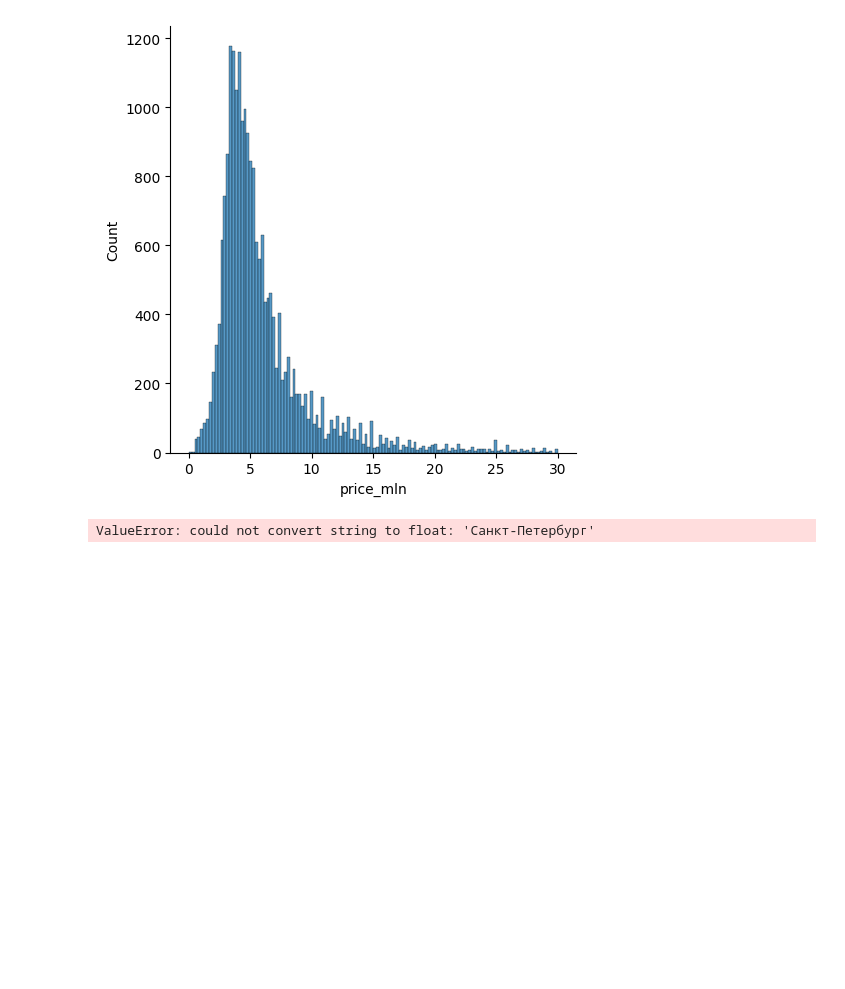
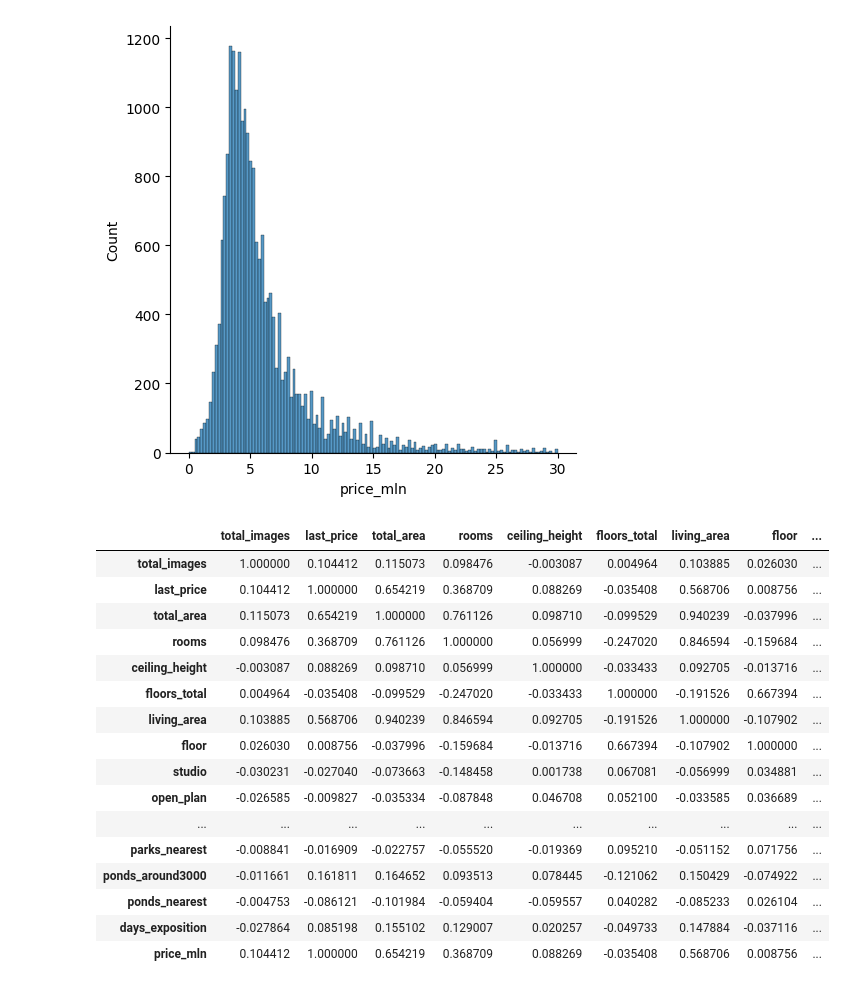
Before and after one commit to gleb-pan/data-analytics-decode, a Jupyter notebook: lessons/Визуализация.ipynb, the cells around one changed output. Cells and saved outputs as stored; diff of their text form; code cells hidden in the pictures; blank space fills up the shorter version.

```diff
--- a/lessons/Визуализация.ipynb
+++ b/lessons/Визуализация.ipynb
@@ -103,6 +103,22 @@ sns.displot(data.query('price_mln < 30')['price_mln'])
 [figure]
 # %%
 # Корреляция - это показатель отражающий взаимосвязь между объектами или событиями
-data.corr()
+data.corr(numeric_only=True)
 # %% [output]
-ValueError: could not convert string to float: 'Санкт-Петербург'
+|  | total_images | last_price | total_area | rooms | ceiling_height | floors_total | living_area | floor | ... |
+| total_images | 1.000000 | 0.104412 | 0.115073 | 0.098476 | -0.003087 | 0.004964 | 0.103885 | 0.026030 | ... |
+| last_price | 0.104412 | 1.000000 | 0.654219 | 0.368709 | 0.088269 | -0.035408 | 0.568706 | 0.008756 | ... |
+| total_area | 0.115073 | 0.654219 | 1.000000 | 0.761126 | 0.098710 | -0.099529 | 0.940239 | -0.037996 | ... |
+| rooms | 0.098476 | 0.368709 | 0.761126 | 1.000000 | 0.056999 | -0.247020 | 0.846594 | -0.159684 | ... |
+| ceiling_height | -0.003087 | 0.088269 | 0.098710 | 0.056999 | 1.000000 | -0.033433 | 0.092705 | -0.013716 | ... |
+| floors_total | 0.004964 | -0.035408 | -0.099529 | -0.247020 | -0.033433 | 1.000000 | -0.191526 | 0.667394 | ... |
+| living_area | 0.103885 | 0.568706 | 0.940239 | 0.846594 | 0.092705 | -0.191526 | 1.000000 | -0.107902 | ... |
+| floor | 0.026030 | 0.008756 | -0.037996 | -0.159684 | -0.013716 | 0.667394 | -0.107902 | 1.000000 | ... |
+| studio | -0.030231 | -0.027040 | -0.073663 | -0.148458 | 0.001738 | 0.067081 | -0.056999 | 0.034881 | ... |
+| open_plan | -0.026585 | -0.009827 | -0.035334 | -0.087848 | 0.046708 | 0.052100 | -0.033585 | 0.036689 | ... |
+| ... | ... | ... | ... | ... | ... | ... | ... | ... | ... |
+| parks_nearest | -0.008841 | -0.016909 | -0.022757 | -0.055520 | -0.019369 | 0.095210 | -0.051152 | 0.071756 | ... |
+| ponds_around3000 | -0.011661 | 0.161811 | 0.164652 | 0.093513 | 0.078445 | -0.121062 | 0.150429 | -0.074922 | ... |
+| ponds_nearest | -0.004753 | -0.086121 | -0.101984 | -0.059404 | -0.059557 | 0.040282 | -0.085233 | 0.026104 | ... |
+| days_exposition | -0.027864 | 0.085198 | 0.155102 | 0.129007 | 0.020257 | -0.049733 | 0.147884 | -0.037116 | ... |
+| price_mln | 0.104412 | 1.000000 | 0.654219 | 0.368709 | 0.088269 | -0.035408 | 0.568706 | 0.008756 | ... |
```
Also changed, not shown: parts of 2 cells of this notebook, 1 other file.
